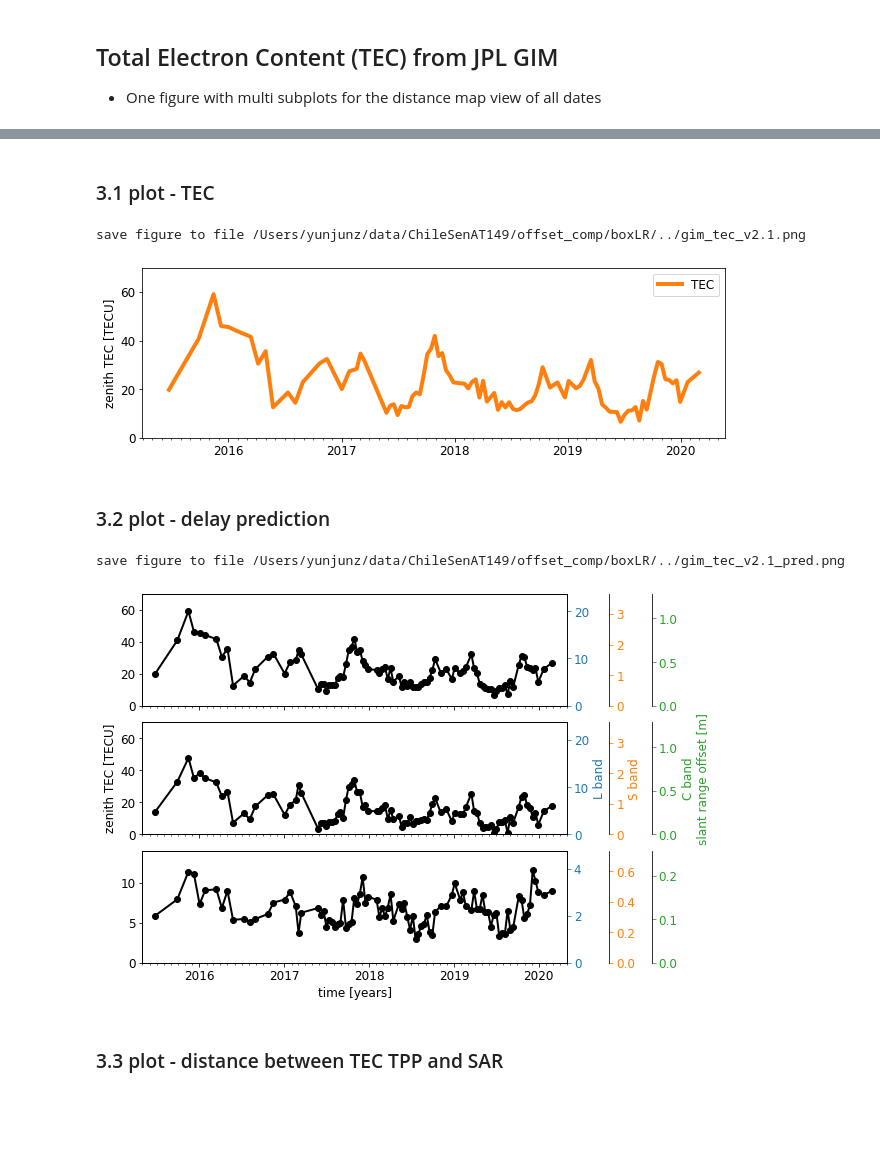
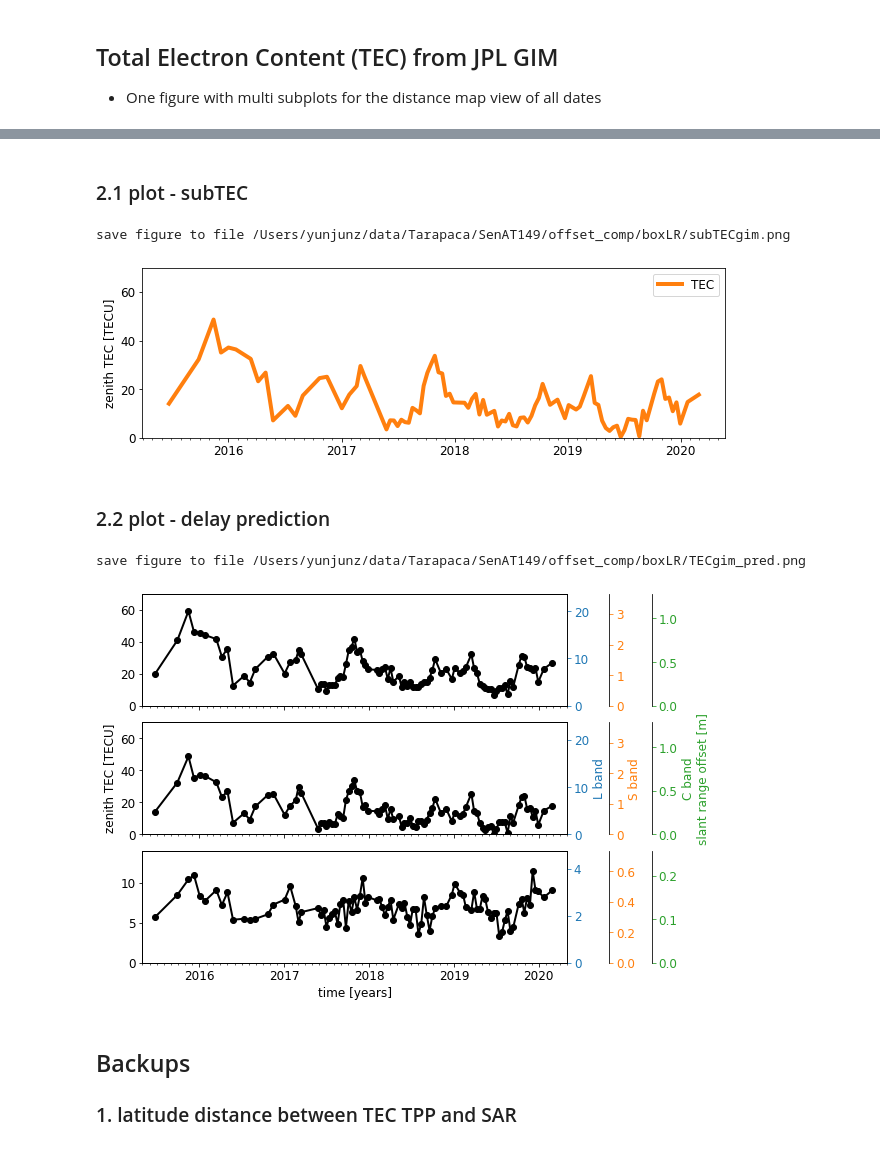
Before and after one commit to yunjunz/2022-Geolocation, a Jupyter notebook: prep_gim_tec.ipynb, the cells around one changed output, grey strips where cells are left out. Drawn from its saved outputs; the diff is of its cells as text; code cells hidden in the pictures; blank space fills up the shorter version.

```diff
--- a/prep_gim_tec.ipynb
+++ b/prep_gim_tec.ipynb
@@ -57,6 +55,7 @@ lat_ground = readfile.read(geom_file, datasetName='latitude',  box=box)[0][0,0]
 lon_ground = readfile.read(geom_file, datasetName='longitude', box=box)[0][0,0]
 
 # geometry at the ionospheric shell
+iono_height = 450e3     # height of the ionospheric piercing point in m
 inc_angle_iono = ut.incidence_angle_ground2iono_shell_along_los(inc_angle_ground, iono_height=iono_height)
 lat_iono, lon_iono = ut.lalo_ground2iono_shell_along_los(lat_ground, lon_ground,
                                                          inc_angle=inc_angle_ground,
@@ -69,6 +68,10 @@ print('incidence angle at ionosphere: {:.1f} deg'.format(inc_angle_iono))
 print('SAR scene center on the ground in lat/lon: {:.1f}/{:.1f}'.format(lat_ground, lon_ground))
 print('SAR scene center at ionosphere in lat/lon: {:.1f}/{:.1f}'.format(lat_iono, lon_iono))
 print('SAR acquisition time UTC: {} hours'.format(float(atr['CENTER_LINE_UTC']) / 3600.))
+
+# calc / interpolate / write GIM TEC
+date_list, gim_tec, top_tec, sub_tec, gTecList = iono.get_gim_tec(gim_tec_dir, lat_iono, lon_iono, interp_method='median')
+tDict = utils.save_gim_tec(out_file, date_list, gim_tec, top_tec, sub_tec, inc_angle=inc_angle_iono)
 # %% [output]
 heading   angle: -13.9 deg
 incidence angle on the ground: 44.9 deg
@@ -151,26 +92,30 @@ save data to file: /Users/yunjunz/data/ChileSenAT149/offset_comp/boxLR/gim_tec_v
 # %% [markdown]
-### 3.1 plot - TEC
+### 2.1 plot - subTEC
 # %%
 ## plot
-fig, ax = plt.subplots(figsize=figsize)
-ax.plot(tDict['time'], tDict['TEC'], linewidth=4, color='C1', label='TEC')
-pp.auto_adjust_xaxis_date(ax, tDict['time'], every_year=1, buffer_year=None)
-ax.set_ylabel('zenith TEC [TECU]')
-ax.set_ylim(0, 70)
-ax.yaxis.set_major_locator(ticker.MultipleLocator(20))
-ax.legend()
-fig.tight_layout()
+def plot_sub_tec_ts(tDict, suffix=''):
+    fig, ax = plt.subplots(figsize=figsize)
+    ax.plot(tDict['time'], tDict['subTEC'], linewidth=4, color='C1', label='TEC')
+    pp.auto_adjust_xaxis_date(ax, tDict['time'], every_year=1, buffer_year=None)
+    ax.set_ylabel('zenith TEC [TECU]')
+    ax.set_ylim(0, 70)
+    ax.yaxis.set_major_locator(ticker.MultipleLocator(20))
+    ax.legend()
+    fig.tight_layout()
 
-# output
-out_fig = os.path.join(os.path.dirname(out_file), '../gim_tec_v{}.png'.format(version))
-print('save figure to file', out_fig)
-plt.savefig(out_fig, bbox_inches='tight', transparent=True, dpi=300)
-plt.show()
+    # output
+    out_fig = os.path.join(os.path.dirname(out_file), 'subTECgim{}.png'.format(suffix))
+    print('save figure to file', out_fig)
+    plt.savefig(out_fig, bbox_inches='tight', transparent=True, dpi=300)
+    plt.show()
+    return
+
+plot_sub_tec_ts(tDict)
 # %% [output]
-save figure to file /Users/yunjunz/data/ChileSenAT149/offset_comp/boxLR/../gim_tec_v2.1.png
+save figure to file /Users/yunjunz/data/Tarapaca/SenAT149/offset_comp/boxLR/subTECgim.png
-[figure, old version]
+[figure, new version]
 # %% [markdown]
-### 3.2 plot - delay prediction
+### 2.2 plot - delay prediction
 # %%
 ## data
 tec_types = ['TEC', 'subTEC', 'topTEC']
@@ -223,13 +168,15 @@ fig.tight_layout()
 fig.subplots_adjust(hspace=0.15)
 
 # output
-out_fig = os.path.join(os.path.dirname(out_file), '../gim_tec_v{}_pred.png'.format(version))
+out_fig = os.path.join(os.path.dirname(out_file), 'TECgim_pred.png')
 print('save figure to file', out_fig)
 plt.savefig(out_fig, bbox_inches='tight', transparent=True, dpi=300)
 plt.show()
 # %% [output]
-save figure to file /Users/yunjunz/data/ChileSenAT149/offset_comp/boxLR/../gim_tec_v2.1_pred.png
+save figure to file /Users/yunjunz/data/Tarapaca/SenAT149/offset_comp/boxLR/TECgim_pred.png
-[figure, old version]
+[figure, new version]
 # %% [markdown]
-### 3.3 plot - distance between TEC TPP and SAR
+## Backups
+
+### 1. latitude distance between TEC TPP and SAR
 # %%
```
Also changed, not shown: parts of 13 cells of this notebook, 4 other files.
